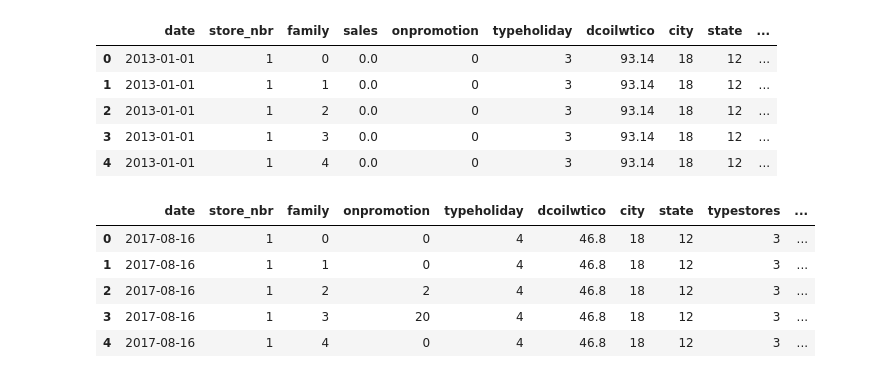
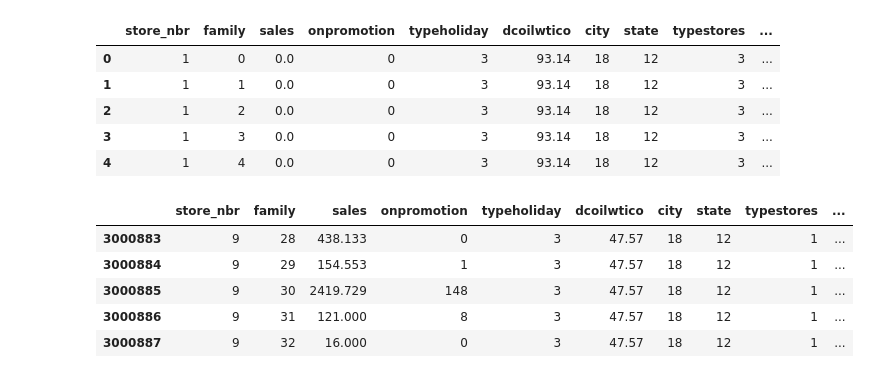
Before and after one commit to yrrebeere/prj-403, a Jupyter notebook: MachineLearning/Models/M10.1.ipynb, the cells around one changed output. Drawn from its saved outputs; the diff is of its cells as text; code cells hidden in the pictures.

```diff
--- a/MachineLearning/Models/M10.1.ipynb
+++ b/MachineLearning/Models/M10.1.ipynb
@@ -12,21 +8,20 @@ test = pd.read_csv("../../Data/Kaggle/StoreSales/processed_test_v2.csv")
 # %%
-train = train.drop(['id'], axis=1)
-test = test.drop(['id'], axis=1)
+train = train.drop(columns=['id','date'])
 # %%
 train.head()
 # %% [output]
-|  | date | store_nbr | family | sales | onpromotion | typeholiday | dcoilwtico | city | state | ... |
-| 0 | 2013-01-01 | 1 | 0 | 0.0 | 0 | 3 | 93.14 | 18 | 12 | ... |
-| 1 | 2013-01-01 | 1 | 1 | 0.0 | 0 | 3 | 93.14 | 18 | 12 | ... |
-| 2 | 2013-01-01 | 1 | 2 | 0.0 | 0 | 3 | 93.14 | 18 | 12 | ... |
-| 3 | 2013-01-01 | 1 | 3 | 0.0 | 0 | 3 | 93.14 | 18 | 12 | ... |
-| 4 | 2013-01-01 | 1 | 4 | 0.0 | 0 | 3 | 93.14 | 18 | 12 | ... |
+|  | store_nbr | family | sales | onpromotion | typeholiday | dcoilwtico | city | state | typestores | ... |
+| 0 | 1 | 0 | 0.0 | 0 | 3 | 93.14 | 18 | 12 | 3 | ... |
+| 1 | 1 | 1 | 0.0 | 0 | 3 | 93.14 | 18 | 12 | 3 | ... |
+| 2 | 1 | 2 | 0.0 | 0 | 3 | 93.14 | 18 | 12 | 3 | ... |
+| 3 | 1 | 3 | 0.0 | 0 | 3 | 93.14 | 18 | 12 | 3 | ... |
+| 4 | 1 | 4 | 0.0 | 0 | 3 | 93.14 | 18 | 12 | 3 | ... |
 # %%
-test.head()
+train.tail()
 # %% [output]
-|  | date | store_nbr | family | onpromotion | typeholiday | dcoilwtico | city | state | typestores | ... |
-| 0 | 2017-08-16 | 1 | 0 | 0 | 4 | 46.8 | 18 | 12 | 3 | ... |
-| 1 | 2017-08-16 | 1 | 1 | 0 | 4 | 46.8 | 18 | 12 | 3 | ... |
-| 2 | 2017-08-16 | 1 | 2 | 2 | 4 | 46.8 | 18 | 12 | 3 | ... |
-| 3 | 2017-08-16 | 1 | 3 | 20 | 4 | 46.8 | 18 | 12 | 3 | ... |
-| 4 | 2017-08-16 | 1 | 4 | 0 | 4 | 46.8 | 18 | 12 | 3 | ... |
+|  | store_nbr | family | sales | onpromotion | typeholiday | dcoilwtico | city | state | typestores | ... |
+| 3000883 | 9 | 28 | 438.133 | 0 | 3 | 47.57 | 18 | 12 | 1 | ... |
+| 3000884 | 9 | 29 | 154.553 | 1 | 3 | 47.57 | 18 | 12 | 1 | ... |
+| 3000885 | 9 | 30 | 2419.729 | 148 | 3 | 47.57 | 18 | 12 | 1 | ... |
+| 3000886 | 9 | 31 | 121.000 | 8 | 3 | 47.57 | 18 | 12 | 1 | ... |
+| 3000887 | 9 | 32 | 16.000 | 0 | 3 | 47.57 | 18 | 12 | 1 | ... |
```
Also changed, not shown: parts of 21 cells of this notebook, 6 other files.
